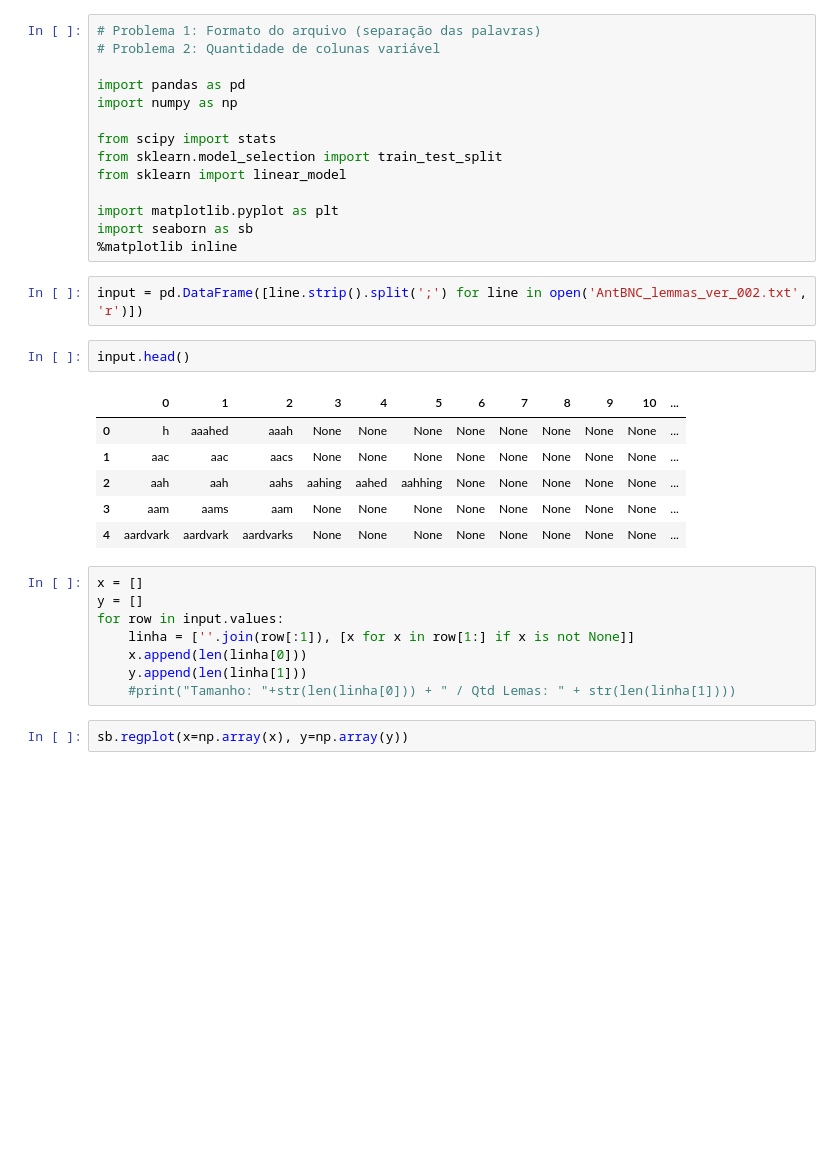
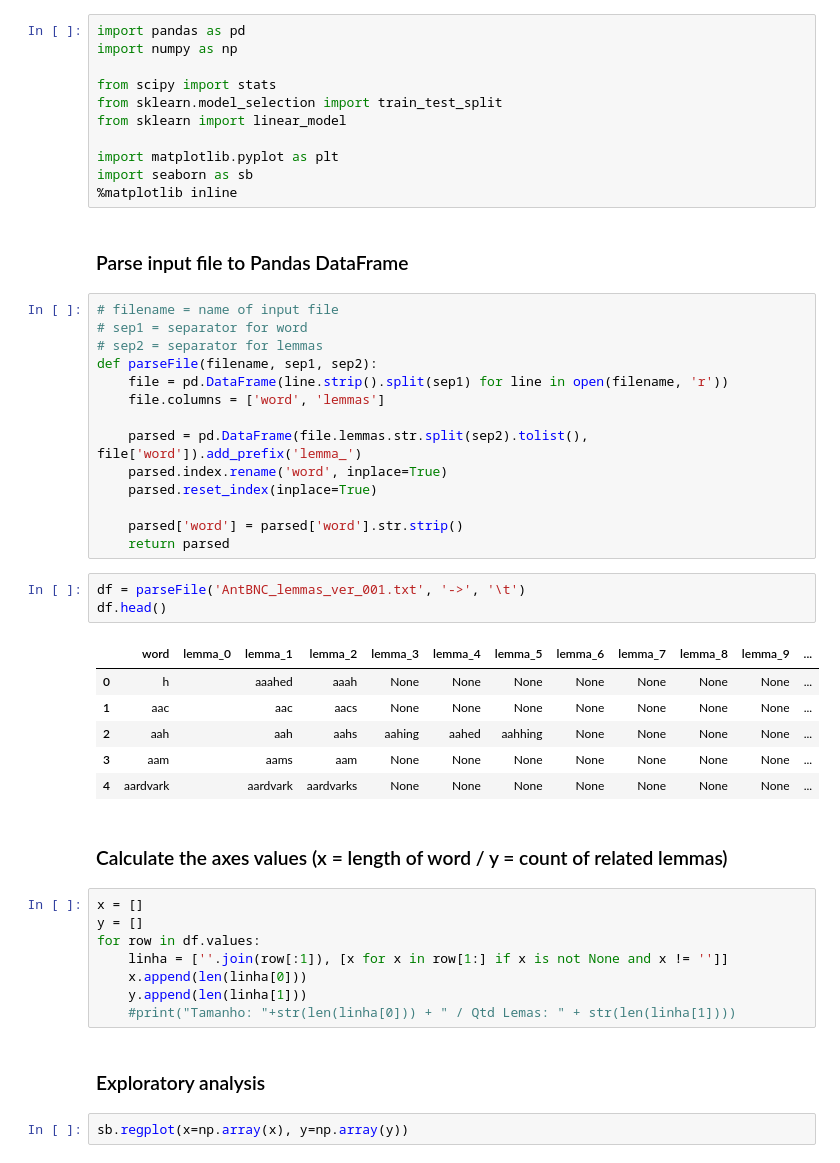
Before and after one commit to rogerior/jsl, a Jupyter notebook: jsl.ipynb, the cells around one changed output. Drawn from its saved outputs; the diff is of its cells as text; blank space fills up the shorter version.

```diff
--- a/jsl.ipynb
+++ b/jsl.ipynb
@@ -1,7 +3,4 @@
 # %%
-# Problema 1: Formato do arquivo (separação das palavras)
-# Problema 2: Quantidade de colunas variável
-
 import pandas as pd
 import numpy as np
 
@@ -12,25 +11,44 @@ from sklearn import linear_model
 import matplotlib.pyplot as plt
 import seaborn as sb
 %matplotlib inline
-# %%
-input = pd.DataFrame([line.strip().split(';') for line in open('AntBNC_lemmas_ver_002.txt', 'r')])
-# %%
-input.head()
-# %% [output]
-|  | 0 | 1 | 2 | 3 | 4 | 5 | 6 | 7 | 8 | 9 | 10 | ... |
-| 0 | h | aaahed | aaah | None | None | None | None | None | None | None | None | ... |
-| 1 | aac | aac | aacs | None | None | None | None | None | None | None | None | ... |
-| 2 | aah | aah | aahs | aahing | aahed | aahhing | None | None | None | None | None | ... |
-| 3 | aam | aams | aam | None | None | None | None | None | None | None | None | ... |
-| 4 | aardvark | aardvark | aardvarks | None | None | None | None | None | None | None | None | ... |
+# %% [markdown]
+### Parse input file to Pandas DataFrame
+# %%
+# filename = name of input file
+# sep1 = separator for word
+# sep2 = separator for lemmas
+def parseFile(filename, sep1, sep2):
+    file = pd.DataFrame(line.strip().split(sep1) for line in open(filename, 'r'))
+    file.columns = ['word', 'lemmas']
+
+    parsed = pd.DataFrame(file.lemmas.str.split(sep2).tolist(), file['word']).add_prefix('lemma_')
+    parsed.index.rename('word', inplace=True)
+    parsed.reset_index(inplace=True)
+
+    parsed['word'] = parsed['word'].str.strip()
+    return parsed
+# %%
+df = parseFile('AntBNC_lemmas_ver_001.txt', '->', '\t')
+df.head()
+# %% [output]
+|  | word | lemma_0 | lemma_1 | lemma_2 | lemma_3 | lemma_4 | lemma_5 | lemma_6 | lemma_7 | lemma_8 | lemma_9 | ... |
+| 0 | h |  | aaahed | aaah | None | None | None | None | None | None | None | ... |
+| 1 | aac |  | aac | aacs | None | None | None | None | None | None | None | ... |
+| 2 | aah |  | aah | aahs | aahing | aahed | aahhing | None | None | None | None | ... |
+| 3 | aam |  | aams | aam | None | None | None | None | None | None | None | ... |
+| 4 | aardvark |  | aardvark | aardvarks | None | None | None | None | None | None | None | ... |
+# %% [markdown]
+### Calculate the axes values (x = length of word / y = count of related lemmas)
 # %%
 x = []
 y = []
-for row in input.values:
-    linha = [''.join(row[:1]), [x for x in row[1:] if x is not None]]
+for row in df.values:
+    linha = [''.join(row[:1]), [x for x in row[1:] if x is not None and x != '']]
     x.append(len(linha[0]))
     y.append(len(linha[1]))
     #print("Tamanho: "+str(len(linha[0])) + " / Qtd Lemas: " + str(len(linha[1])))
+# %% [markdown]
+### Exploratory analysis
 # %%
 sb.regplot(x=np.array(x), y=np.array(y))
 # %% [output]
```
Also changed, not shown: parts of 4 cells of this notebook.
